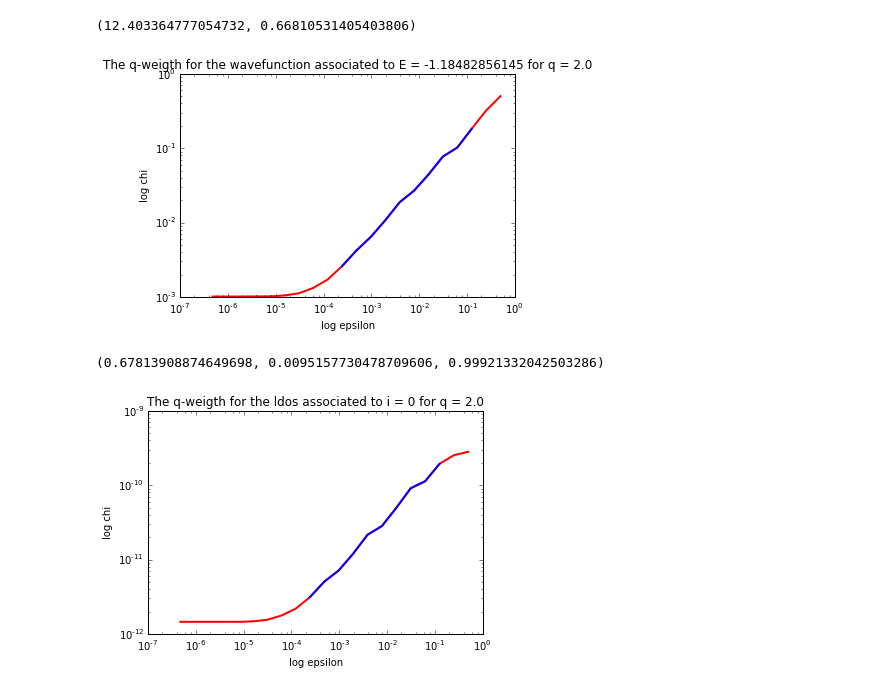
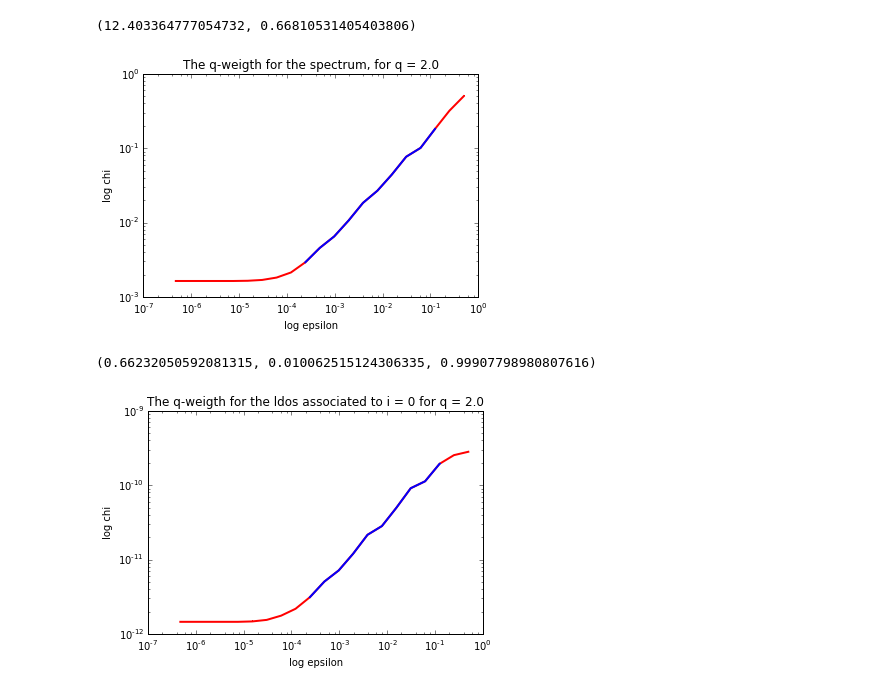
Before and after one commit to Yukee/spectrum_quasicrystals, a Jupyter notebook: Fibonacci/box_counting.ipynb, the cells around one changed output. Saved outputs shown, nothing was run; the diff lists cells and outputs as text; code cells hidden in the pictures.

```diff
--- a/Fibonacci/box_counting.ipynb
+++ b/Fibonacci/box_counting.ipynb
@@ -113,7 +109,7 @@ fib(18)
 """ build the Fibonacci tight-binding hamiltonian """
 
 # couplings
-tw = 0.9
+tw = 0.5
 ts = 1.
 
 # compute Fibonacci numbers
@@ -231,39 +227,39 @@ slope, std_err
 """ Fractal dimensions of the spectrum """
 
 # positions are energy levels
 s = val
 # weights are uniform
 w = [1./len(val) for e in val]
 
 """ data regression """
 
 q = 2.
 
 epsilonRange = 2**np.arange(-21.,0.,1.)
 qwList = [qWeight(s, w, epsilon, q) for epsilon in epsilonRange]
 
 epsilonRange2 = 2**np.arange(-12.,-2.,1.)
 qwList2 = [qWeight(s, w, epsilon, q) for epsilon in epsilonRange2]
 
-plt.title('The q-weigth for the wavefunction associated to E = ' + str(val[e]) + ' for q = ' + str(q))
+plt.title('The q-weigth for the spectrum, for q = ' + str(q))
 plt.xlabel('log epsilon')
 plt.ylabel('log chi')
 #plt.axis([0,L+1,-2.,2.])
 plt.loglog(epsilonRange, qwList,'-,r',markersize=3., linewidth=2.)
 plt.loglog(epsilonRange2, qwList2,'-,b',markersize=3., linewidth=2.)
 plt.show()
 
 # data in log-log scale
 logQW = [math.log(qw) for qw in qwList2]
 logEps = [math.log(eps) for eps in epsilonRange2]
 
 slope, intercept, r_value, p_value, std_err = stats.linregress(logEps,logQW)
 # %% [output]
-[figure, old version]
+[figure, new version]
 # %%
 slope, std_err, r_value
 # %% [output]
-(0.67813908874649698, 0.0095157730478709606, 0.99921332042503286)
+(0.66232050592081315, 0.010062515124306335, 0.99907798980807616)
 # %%
 """ Fractal dimensions of the local spectral measure """
 
```
Also changed, not shown: parts of 3 cells of this notebook, 1 other file.
